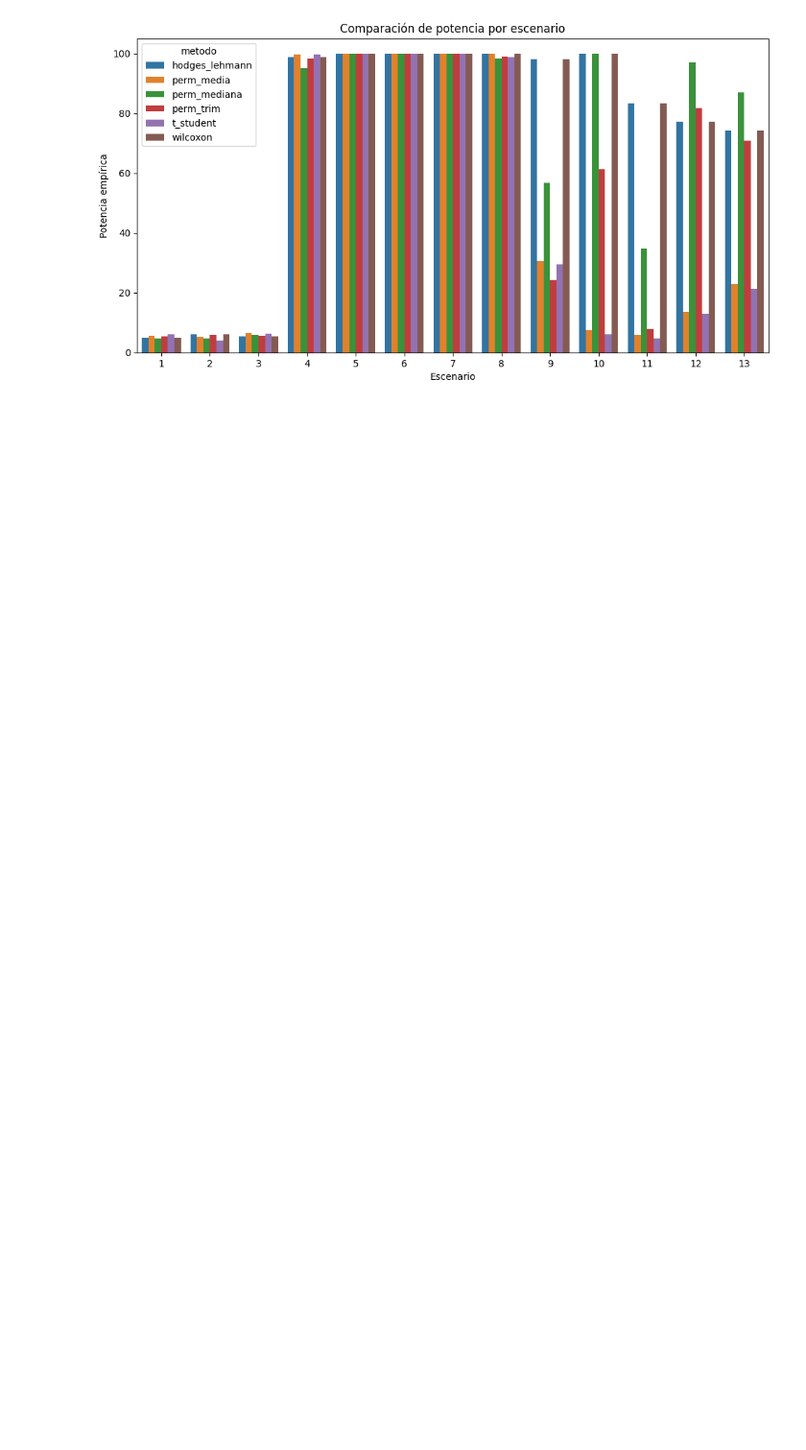
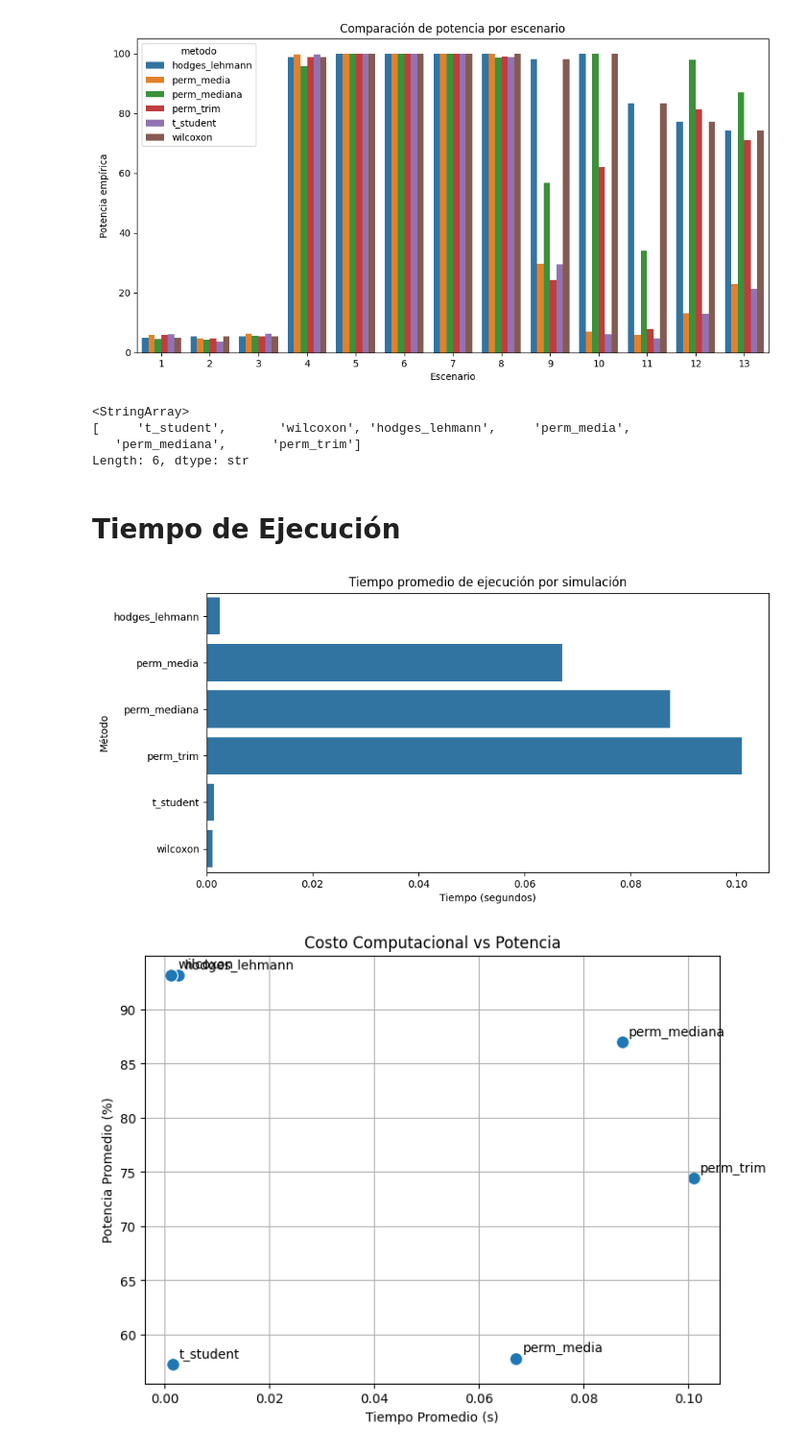
Before and after one commit to luistejon17/Proyecto1EstadisticaNP, a Jupyter notebook: notebooks/2_graficos.ipynb, the cells around one changed output. Shown at 96% size. Drawn from its saved outputs; the diff is of its cells as text; code cells hidden in the pictures; blank space fills up the shorter version.

Commit message:
mejoras en tiempo de computacion

```diff
--- a/notebooks/2_graficos.ipynb
+++ b/notebooks/2_graficos.ipynb
@@ -72,3 +87,43 @@ plt.title("Comparación de potencia por escenario")
 plt.show()
 # %% [output]
 [figure]
+# %%
+df["metodo"].unique()
+# %% [output]
+<StringArray>
+[     't_student',       'wilcoxon', 'hodges_lehmann',     'perm_media',
+   'perm_mediana',      'perm_trim']
+Length: 6, dtype: str
+# %% [markdown]
+# Tiempo de Ejecución
+# %%
+# Gráfico de barras de tiempo de ejecución
+tiempos = df.groupby('metodo')['tiempo'].mean().reset_index()
+
+plt.figure(figsize=(10, 5))
+sns.barplot(data=tiempos, x='tiempo', y='metodo', orient='h')
+plt.title('Tiempo promedio de ejecución por simulación')
+plt.xlabel('Tiempo (segundos)')
+plt.ylabel('Método')
+plt.show()
+
+# Gráfico Costo-Beneficio (Potencia excluyendo casos nulos 1, 2, 3 vs Tiempo)
+potencia_real = df[~df['escenario'].isin([1, 2, 3])].groupby('metodo')['resultado'].mean() * 100
+resumen = pd.DataFrame({
+    'Potencia Promedio (%)': potencia_real,
+    'Tiempo Promedio (s)': tiempos.set_index('metodo')['tiempo']
+})
+
+plt.figure(figsize=(8, 6))
+sns.scatterplot(data=resumen, x='Tiempo Promedio (s)', y='Potencia Promedio (%)', s=100)
+
+for i, txt in enumerate(resumen.index):
+    plt.annotate(txt, (resumen['Tiempo Promedio (s)'].iloc[i], resumen['Potencia Promedio (%)'].iloc[i]),
+                 xytext=(5, 5), textcoords='offset points')
+
+plt.title('Costo Computacional vs Potencia')
+plt.grid(True)
+plt.show()
+# %% [output]
+[figure, added]
+[figure, added]
```
Also changed, not shown: parts of 6 cells of this notebook, 4 other files.
